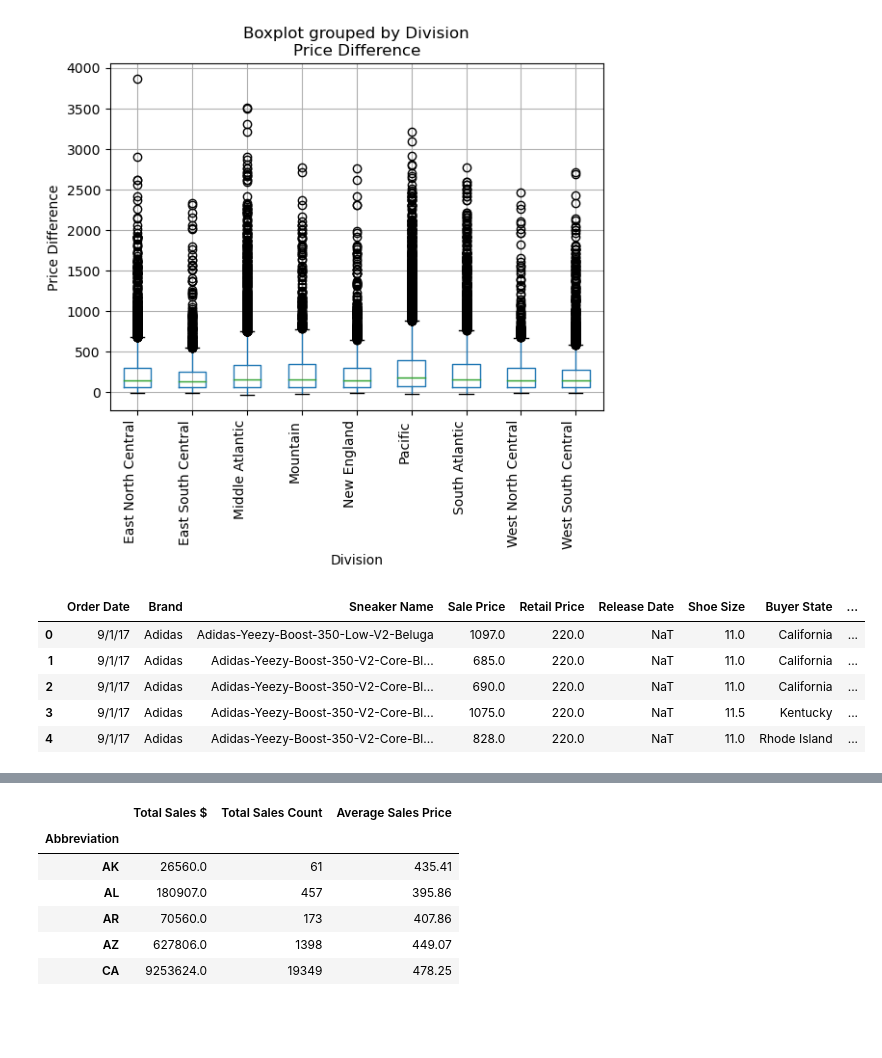
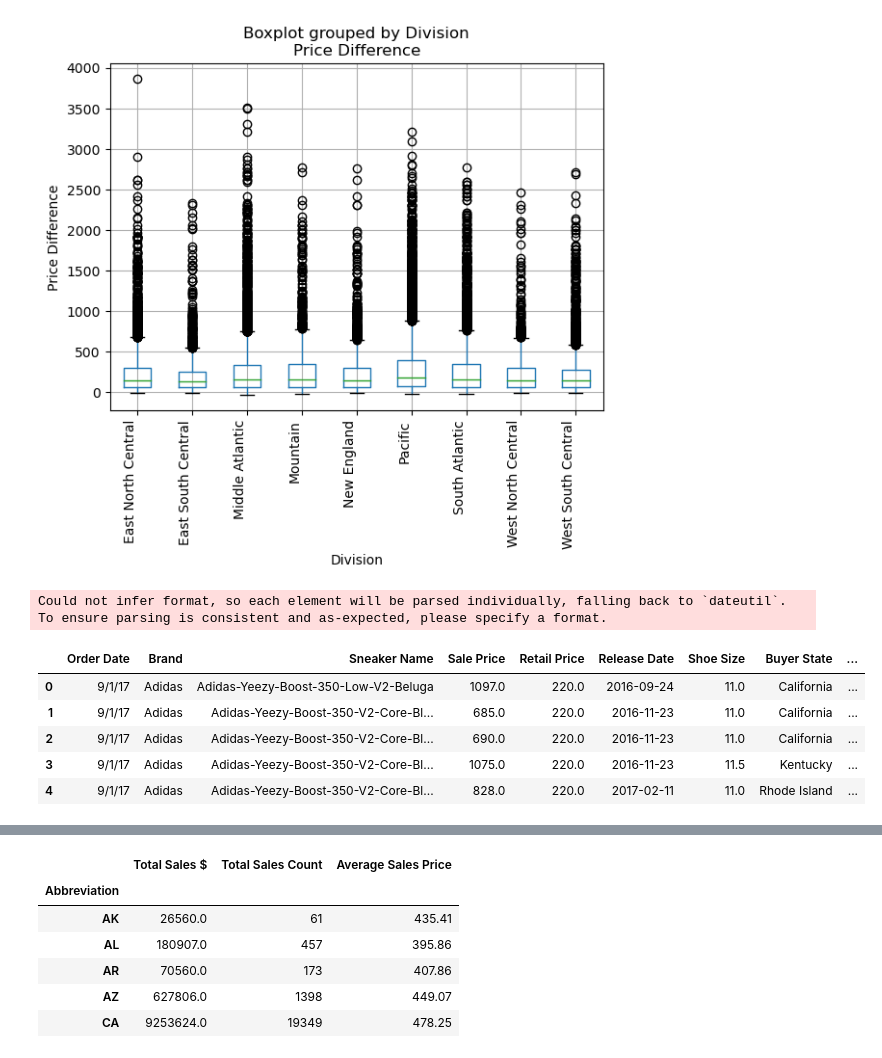
Before and after one commit to melissaa06/SNKRS_R_US, a Jupyter notebook: SneakerPy.ipynb, the cells around one changed output, grey strips where cells are left out. Saved outputs shown, nothing was run; the diff lists cells and outputs as text; code cells hidden in the pictures; blank space fills up the shorter version.

```diff
--- a/SneakerPy.ipynb
+++ b/SneakerPy.ipynb
@@ -161,16 +163,22 @@ plt.show()
 [figure]
 # %%
 # New column for year only and ignore formatting errors
-sneaker_data['Release Date'] = pd.to_datetime(sneaker_data['Release Date'], format='%m/%d/%Y', errors='coerce')
+sneaker_data['Release Date'] = pd.to_datetime(sneaker_data['Release Date'], errors='coerce')
 sneaker_data['Year'] = sneaker_data['Release Date'].dt.year
+
+# Ignore UserWarning
+with warnings.catch_warnings():
+    warnings.filterwarnings('ignore', category=UserWarning)
+
 sneaker_data.head()
 # %% [output]
+Could not infer format, so each element will be parsed individually, falling back to `dateutil`. To ensure parsing is consistent and as-expected, please specify a format.
 |  | Order Date | Brand | Sneaker Name | Sale Price | Retail Price | Release Date | Shoe Size | Buyer State | ... |
-| 0 | 9/1/17 | Adidas | Adidas-Yeezy-Boost-350-Low-V2-Beluga | 1097.0 | 220.0 | NaT | 11.0 | California | ... |
-| 1 | 9/1/17 | Adidas | Adidas-Yeezy-Boost-350-V2-Core-Bl... | 685.0 | 220.0 | NaT | 11.0 | California | ... |
-| 2 | 9/1/17 | Adidas | Adidas-Yeezy-Boost-350-V2-Core-Bl... | 690.0 | 220.0 | NaT | 11.0 | California | ... |
-| 3 | 9/1/17 | Adidas | Adidas-Yeezy-Boost-350-V2-Core-Bl... | 1075.0 | 220.0 | NaT | 11.5 | Kentucky | ... |
-| 4 | 9/1/17 | Adidas | Adidas-Yeezy-Boost-350-V2-Core-Bl... | 828.0 | 220.0 | NaT | 11.0 | Rhode Island | ... |
+| 0 | 9/1/17 | Adidas | Adidas-Yeezy-Boost-350-Low-V2-Beluga | 1097.0 | 220.0 | 2016-09-24 | 11.0 | California | ... |
+| 1 | 9/1/17 | Adidas | Adidas-Yeezy-Boost-350-V2-Core-Bl... | 685.0 | 220.0 | 2016-11-23 | 11.0 | California | ... |
+| 2 | 9/1/17 | Adidas | Adidas-Yeezy-Boost-350-V2-Core-Bl... | 690.0 | 220.0 | 2016-11-23 | 11.0 | California | ... |
+| 3 | 9/1/17 | Adidas | Adidas-Yeezy-Boost-350-V2-Core-Bl... | 1075.0 | 220.0 | 2016-11-23 | 11.5 | Kentucky | ... |
+| 4 | 9/1/17 | Adidas | Adidas-Yeezy-Boost-350-V2-Core-Bl... | 828.0 | 220.0 | 2017-02-11 | 11.0 | Rhode Island | ... |
 # %%
 # Group function by year and calculate mean sale price
 grouped_sale_year = sneaker_data.groupby('Year')['Sale Price'].mean()
```
Also changed, not shown: parts of 2 cells of this notebook.
